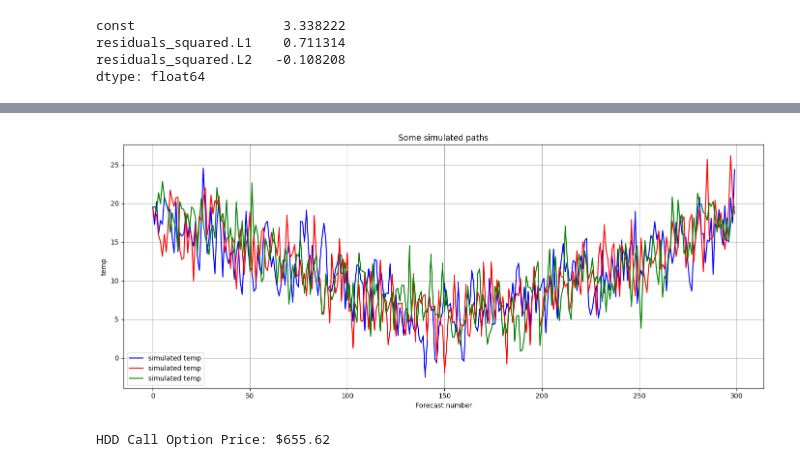
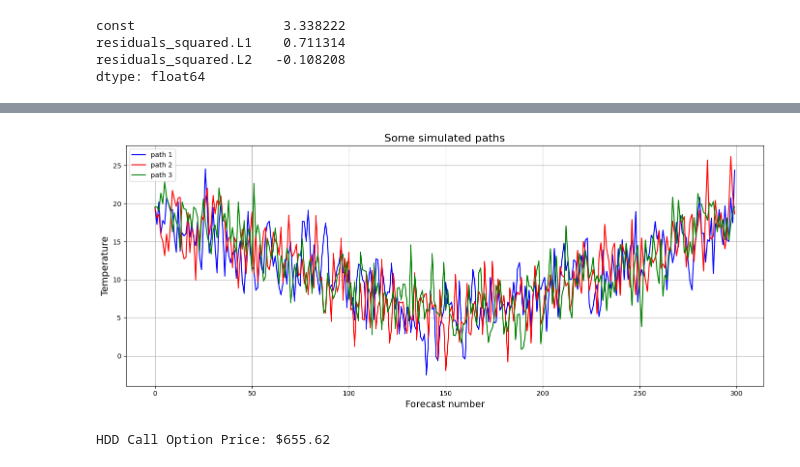
Before and after one commit to HetteWempe/comp_fin, a Jupyter notebook: ass2sc.ipynb, the cells around one changed output, grey strips where cells are left out. Saved outputs shown, nothing was run; the diff lists cells and outputs as text; code cells hidden in the pictures.

```diff
--- a/ass2sc.ipynb
+++ b/ass2sc.ipynb
@@ -480,19 +480,19 @@ for _ in range(num_paths):
 simulated_paths = np.array(simulated_paths)
 # %%
 plt.figure(figsize=(14, 6))
-plt.plot(range(0,300),simulated_paths[3,:], label='simulated temp', color='blue')
-plt.plot(range(0,300),simulated_paths[5,:], label='simulated temp', color='red')
+plt.plot(range(0,300),simulated_paths[3,:], label='path 1', color='blue')
+plt.plot(range(0,300),simulated_paths[5,:], label='path 2', color='red')
 #plt.plot(range(0,300),simulated_paths[9,:], label='simulated temp', color='orange')
-plt.plot(range(0,300),simulated_paths[8,:], label='simulated temp', color='green')
-plt.xlabel('Forecast number')
-plt.ylabel('temp')
-plt.title('Some simulated paths')
+plt.plot(range(0,300),simulated_paths[8,:], label='path 3', color='green')
+plt.xlabel('Forecast number',fontsize = 14)
+plt.ylabel('Temperature',fontsize = 14)
+plt.title('Some simulated paths',fontsize = 16)
 plt.legend()
 plt.grid(True)
 plt.tight_layout()
 plt.show()
 # %% [output]
-[figure, old version]
+[figure, new version]
 # %%
 N = 20
 K = 100
```
Also changed, not shown: parts of 2 cells of this notebook.
